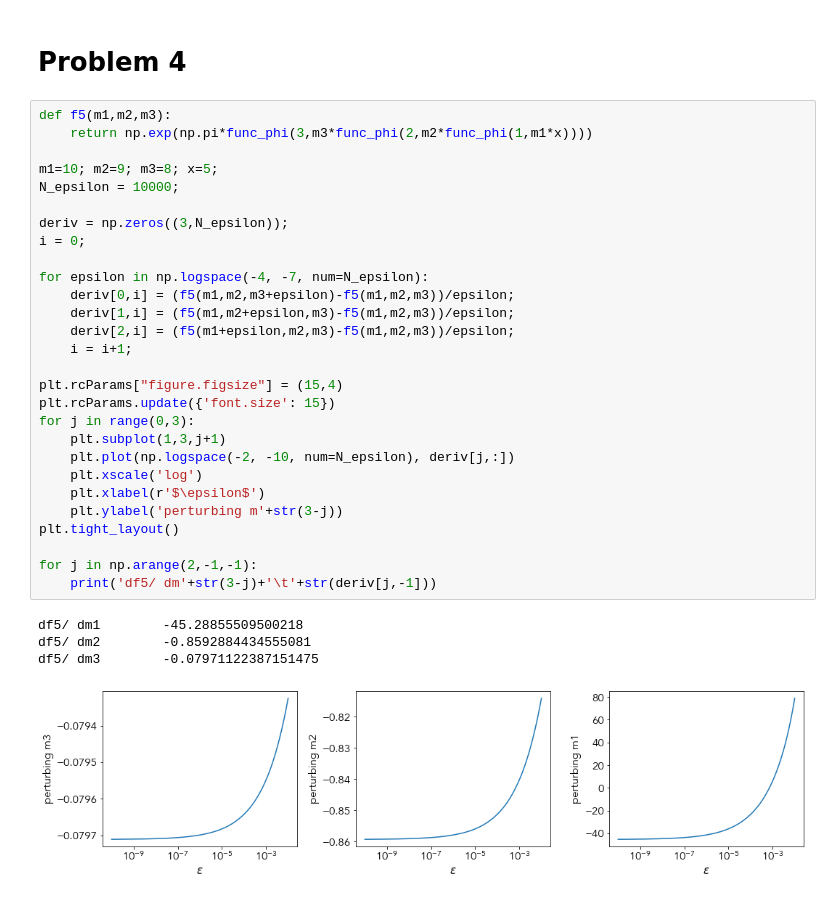
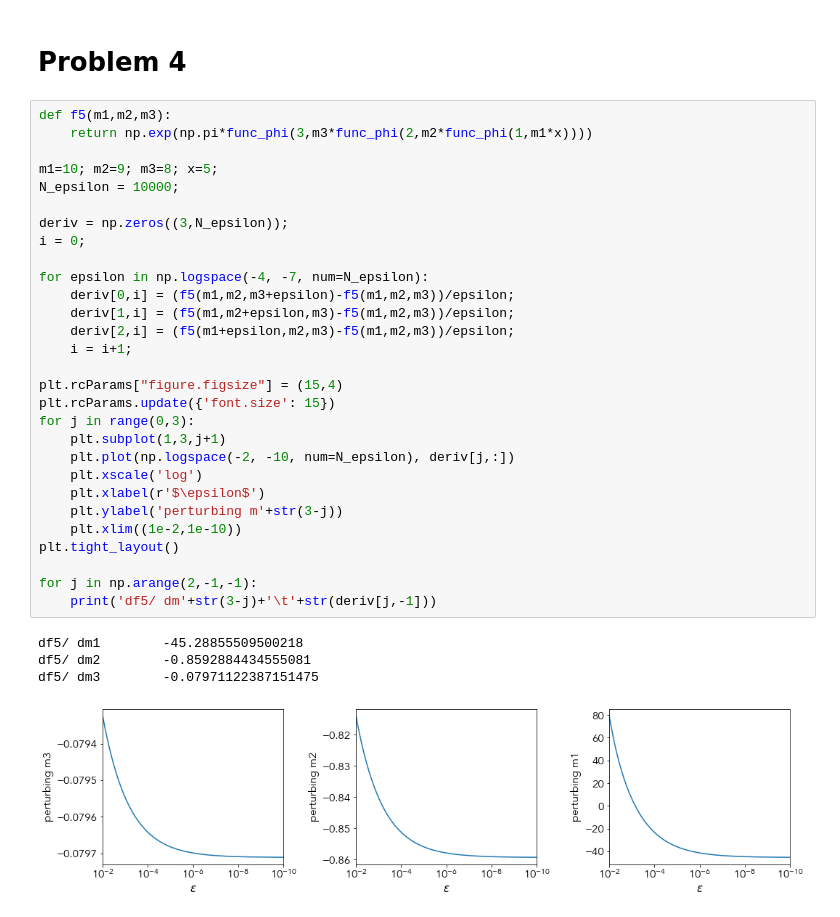
Before and after one commit to gengyuncong/deep_learning_hw, a Jupyter notebook: HW4_YG.ipynb, the cells around one changed output. Drawn from its saved outputs; the diff is of its cells as text.

```diff
--- a/HW4_YG.ipynb
+++ b/HW4_YG.ipynb
@@ -178,31 +178,32 @@ def f5(m1,m2,m3):
     return np.exp(np.pi*func_phi(3,m3*func_phi(2,m2*func_phi(1,m1*x))))
 
 m1=10; m2=9; m3=8; x=5;
 N_epsilon = 10000;
 
 deriv = np.zeros((3,N_epsilon));
 i = 0;
 
 for epsilon in np.logspace(-4, -7, num=N_epsilon):
     deriv[0,i] = (f5(m1,m2,m3+epsilon)-f5(m1,m2,m3))/epsilon;
     deriv[1,i] = (f5(m1,m2+epsilon,m3)-f5(m1,m2,m3))/epsilon;
     deriv[2,i] = (f5(m1+epsilon,m2,m3)-f5(m1,m2,m3))/epsilon;
     i = i+1;
 
 plt.rcParams["figure.figsize"] = (15,4)
 plt.rcParams.update({'font.size': 15})
 for j in range(0,3):
     plt.subplot(1,3,j+1)
     plt.plot(np.logspace(-2, -10, num=N_epsilon), deriv[j,:])
     plt.xscale('log')
     plt.xlabel(r'$\epsilon$')
     plt.ylabel('perturbing m'+str(3-j))
+    plt.xlim((1e-2,1e-10))
 plt.tight_layout()
 
 for j in np.arange(2,-1,-1):
     print('df5/ dm'+str(3-j)+'\t'+str(deriv[j,-1]))
 # %% [output]
 df5/ dm1        -45.28855509500218
 df5/ dm2        -0.8592884434555081
 df5/ dm3        -0.07971122387151475
-[figure, old version]
+[figure, new version]
```
